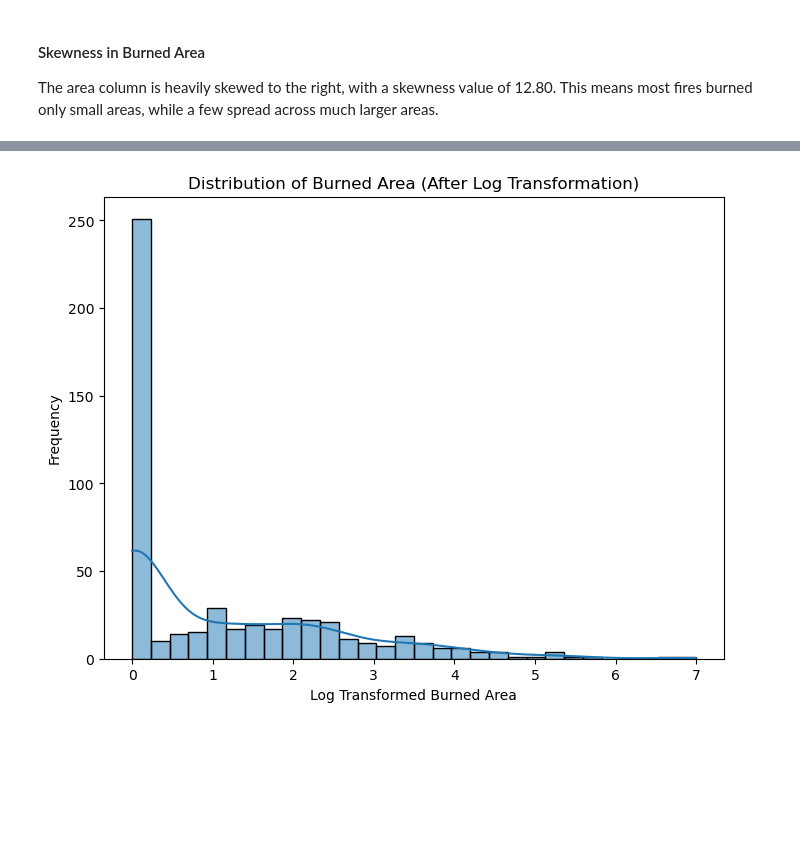
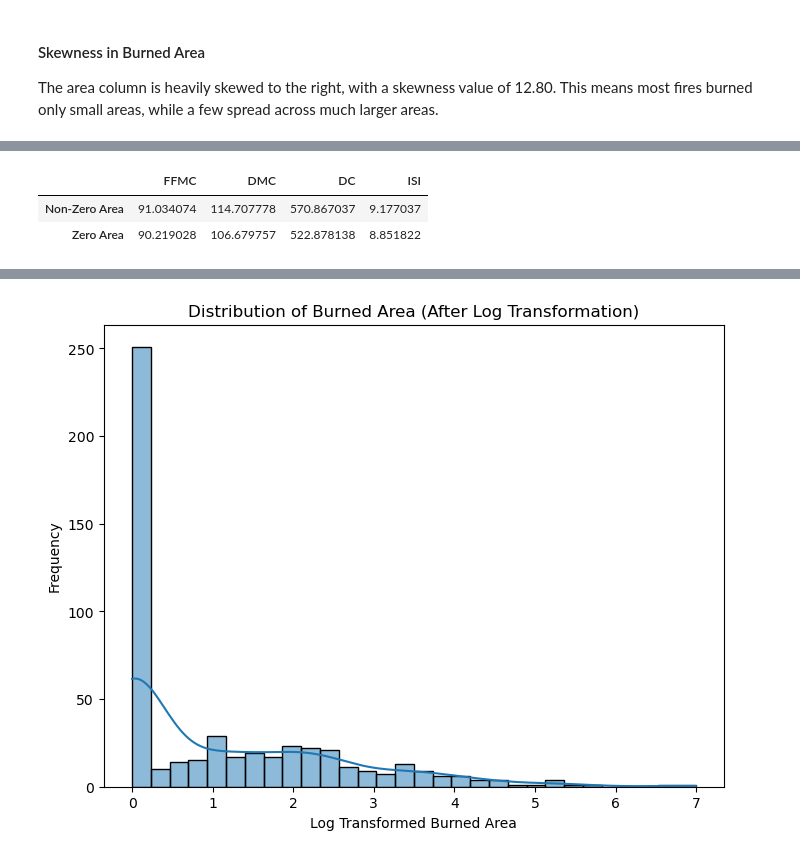
Before and after one commit to Oluwatosin-Simeon/wildfire-risk-analysis, a Jupyter notebook: wildfire-risk-analysis/notebooks/wildfire-analysis .ipynb, the cells around one changed output, grey strips where cells are left out. Saved outputs shown, nothing was run; the diff lists cells and outputs as text; code cells hidden in the pictures; blank space fills up the shorter version.

```diff
--- a/wildfire-risk-analysis/notebooks/wildfire-analysis .ipynb
+++ b/wildfire-risk-analysis/notebooks/wildfire-analysis .ipynb
@@ -227,0 +297,11 @@ The area column is heavily skewed to the right, with a skewness value of 12.80.
+# %%
+indices = ['FFMC', 'DMC', 'DC', 'ISI']
+
+comparison = df.groupby(df['area'] == 0)[indices].mean()
+comparison.index = ['Non-Zero Area', 'Zero Area']
+
+comparison
+# %% [output]
+|  | FFMC | DMC | DC | ISI |
+| Non-Zero Area | 91.034074 | 114.707778 | 570.867037 | 9.177037 |
+| Zero Area | 90.219028 | 106.679757 | 522.878138 | 8.851822 |
```
Also changed, not shown: parts of 16 cells of this notebook, 2 other files.
